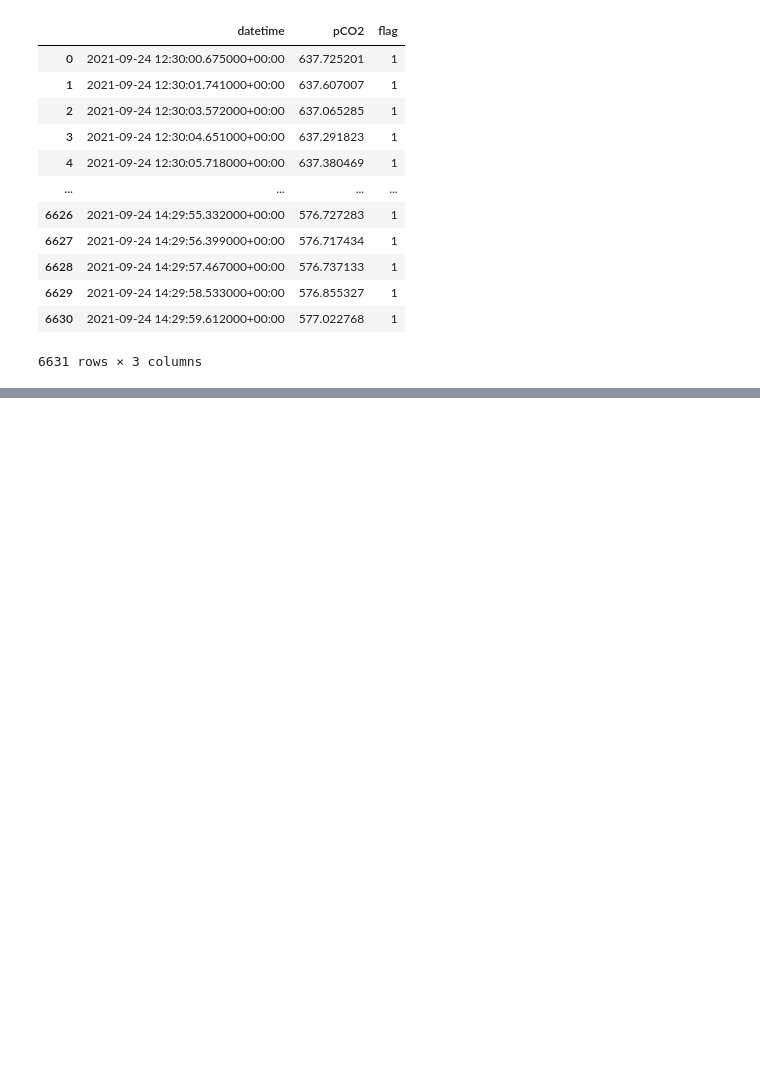
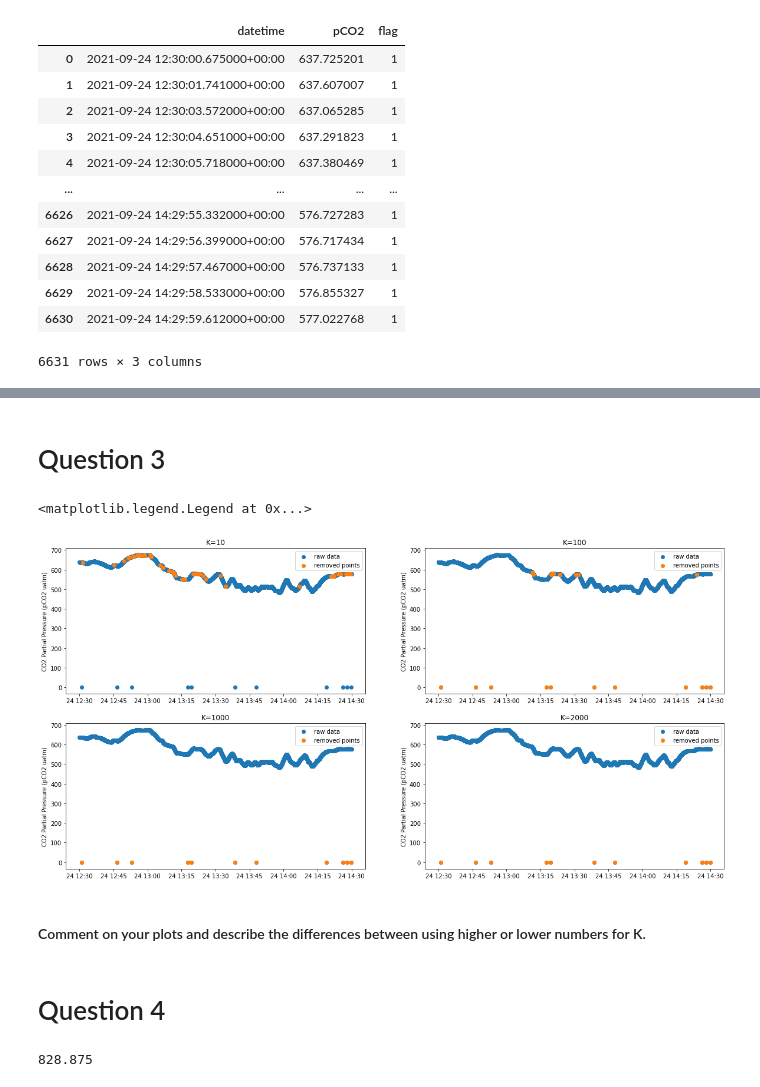
Before and after one commit to rbeutel/PRODIGY, a Jupyter notebook: assignment3.ipynb, the cells around one changed output, grey strips where cells are left out. Saved outputs shown, nothing was run; the diff lists cells and outputs as text; code cells hidden in the pictures; blank space fills up the shorter version.

```diff
--- a/assignment3.ipynb
+++ b/assignment3.ipynb
@@ -58,0 +65,2 @@ Text(0, 0.5, 'CO2 Partial Pressure (pCO2 uatm)')
+# %% [markdown]
+# Question 3
@@ -58,0 +84,47 @@ Text(0, 0.5, 'CO2 Partial Pressure (pCO2 uatm)')
+# %%
+# make array of the data removed for plotting
+rem10 = d[lof10 > 2]
+time10 = data['datetime'][lof10 > 2]
+rem100 = d[lof100 > 2]
+time100 = data['datetime'][lof100 > 2]
+rem1000 = d[lof1000 > 2]
+time1000 = data['datetime'][lof1000 > 2]
+rem2000 = d[lof2000 > 2]
+time2000 = data['datetime'][lof2000 > 2]
+# %%
+fig, ax = plt.subplots(2,2,figsize=(20,10))
+
+ax[0,0].scatter(data['datetime'], data['pCO2'], label='raw data')
+ax[0,0].scatter(time10, rem10, label='removed points')
+ax[0,0].set_title('K=10')
+ax[0,0].set_ylabel('CO2 Partial Pressure (pCO2 uatm)')
+ax[0,0].legend()
+
+ax[0,1].scatter(data['datetime'], data['pCO2'], label='raw data')
+ax[0,1].scatter(time100, rem100, label='removed points')
+ax[0,1].set_title('K=100')
+ax[0,1].set_ylabel('CO2 Partial Pressure (pCO2 uatm)')
+ax[0,1].legend()
+
+ax[1,0].scatter(data['datetime'], data['pCO2'], label='raw data')
+ax[1,0].scatter(time1000, rem1000, label='removed points')
+ax[1,0].set_title('K=1000')
+ax[1,0].set_ylabel('CO2 Partial Pressure (pCO2 uatm)')
+ax[1,0].legend()
+
+ax[1,1].scatter(data['datetime'], data['pCO2'], label='raw data')
+ax[1,1].scatter(time2000, rem2000, label='removed points')
+ax[1,1].set_title('K=2000')
+ax[1,1].set_ylabel('CO2 Partial Pressure (pCO2 uatm)')
+ax[1,1].legend()
+# %% [output]
+<matplotlib.legend.Legend at 0x...>
+[figure, added]
+# %% [markdown]
+#### Comment on your plots and describe the differences between using higher or lower numbers for K.
+# %% [markdown]
+# Question 4
+# %%
+(len(d))/8
+# %% [output]
+828.875
```
Also changed, not shown: parts of 15 cells of this notebook, 1 other file.
